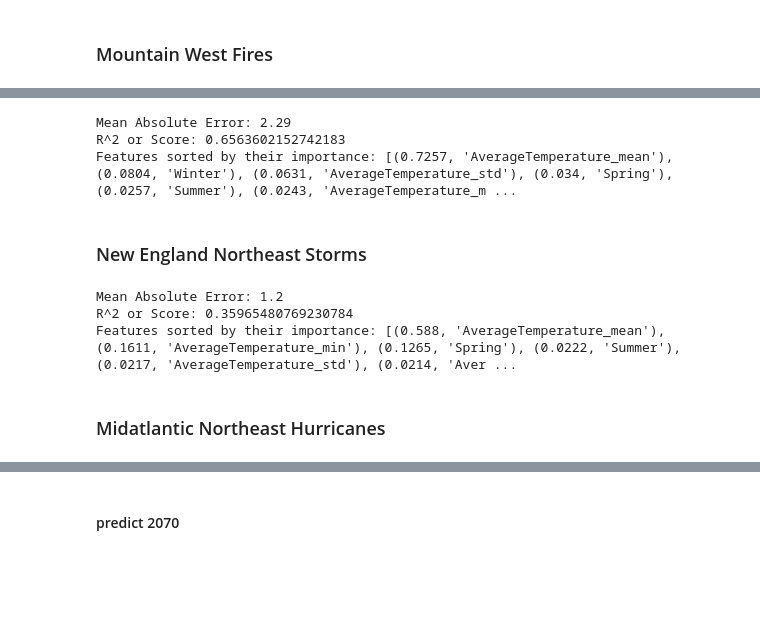
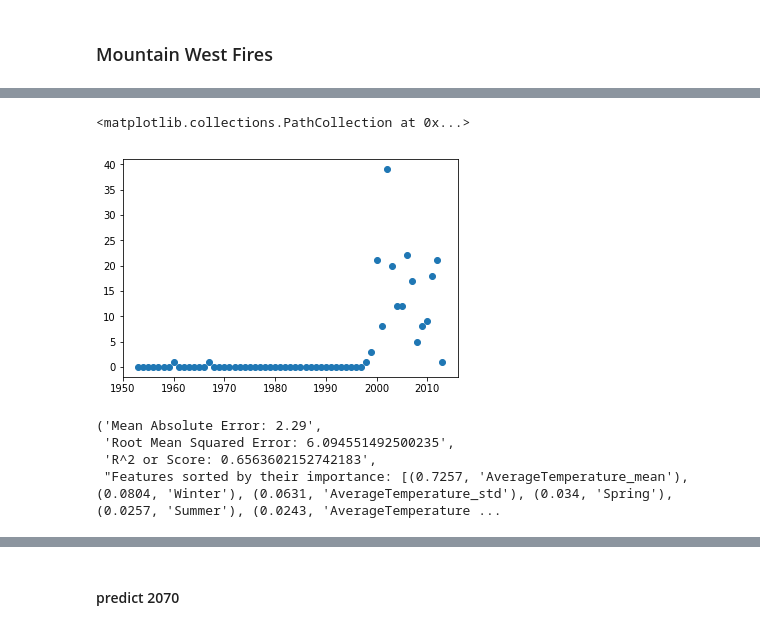
Before and after one commit to karahahn/Springboard_Capstone1, a Jupyter notebook: Capstone 1 Final Report.ipynb, the cells around one changed output, grey strips where cells are left out. Drawn from its saved outputs; the diff is of its cells as text; code cells hidden in the pictures; blank space fills up the shorter version.

```diff
--- a/Capstone 1 Final Report.ipynb
+++ b/Capstone 1 Final Report.ipynb
@@ -869,8 +1019,12 @@ mtw_fire_df = joindf.loc[('mountain west region','Fire')]
+# %%
+plt.scatter(mtw_fire_df['Year'], mtw_fire_df['Disaster Count'])
+# %% [output]
+<matplotlib.collections.PathCollection at 0x...>
+[figure, added]
 # %%
-rfmodel(mtw_fire_df)
+rfvalues(mtw_fire_df)
 # %% [output]
-Mean Absolute Error: 2.29
-R^2 or Score: 0.6563602152742183
-Features sorted by their importance: [(0.7257, 'AverageTemperature_mean'), (0.0804, 'Winter'), (0.0631, 'AverageTemperature_std'), (0.034, 'Spring'), (0.0257, 'Summer'), (0.0243, 'AverageTemperature_m ...
+('Mean Absolute Error: 2.29',
+ 'Root Mean Squared Error: 6.094551492500235',
+ 'R^2 or Score: 0.6563602152742183',
+ "Features sorted by their importance: [(0.7257, 'AverageTemperature_mean'), (0.0804, 'Winter'), (0.0631, 'AverageTemperature_std'), (0.034, 'Spring'), (0.0257, 'Summer'), (0.0243, 'AverageTemperature ...
-# %% [markdown]
-### New England Northeast Storms
@@ -880,8 +1030,0 @@ nene_storm_df = joindf.loc[('new england northeast region','Storm')]
-# %%
-rfmodel(nene_storm_df)
-# %% [output]
-Mean Absolute Error: 1.2
-R^2 or Score: 0.35965480769230784
-Features sorted by their importance: [(0.588, 'AverageTemperature_mean'), (0.1611, 'AverageTemperature_min'), (0.1265, 'Spring'), (0.0222, 'Summer'), (0.0217, 'AverageTemperature_std'), (0.0214, 'Aver ...
-# %% [markdown]
-### Midatlantic Northeast Hurricanes
```
Also changed, not shown: parts of 80 cells of this notebook.
